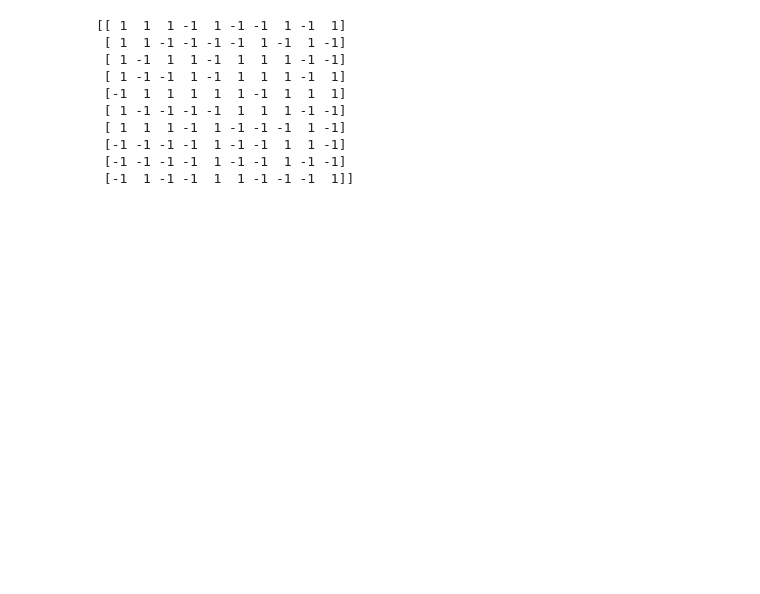
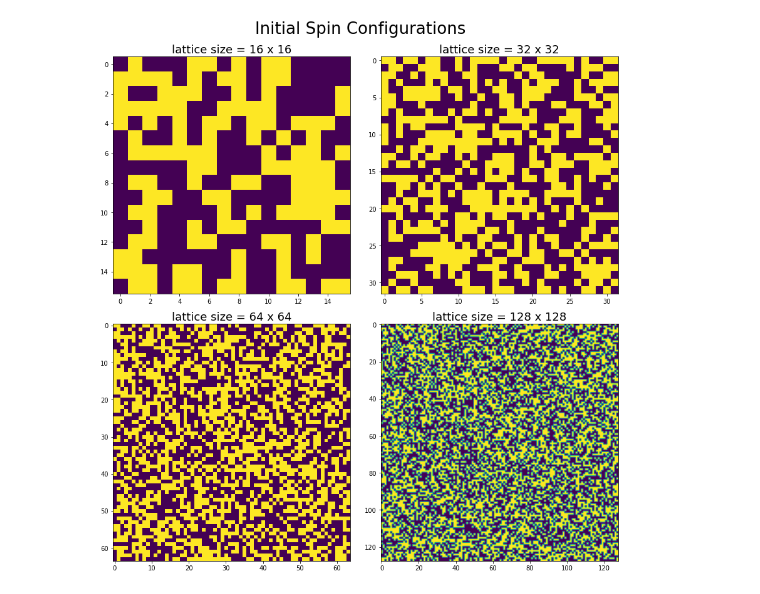
Before and after one commit to DUMUduwaka/Ising-Model, a Jupyter notebook: Ising_Model.ipynb, the cells around one changed output. Saved outputs shown, nothing was run; the diff lists cells and outputs as text; code cells hidden in the pictures; blank space fills up the shorter version.

```diff
--- a/Ising_Model.ipynb
+++ b/Ising_Model.ipynb
@@ -5,2 +8,32 @@ import matplotlib.pyplot as plt
+# %%
+lattice_size = [16,32,64,128]
+
+def lattice(N):
+ return 2*np.random.randint(2,size=(N,N))-1
+
+lattice1 = lattice(lattice_size[0])
+lattice2 = lattice(lattice_size[1])
+lattice3 = lattice(lattice_size[2])
+lattice4 = lattice(lattice_size[3])
+# %%
+fig,axes = plt.subplots(2,2,figsize=(12,12))
+
+ax=axes[0,0]
+ax.imshow(lattice1)
+ax.set_title(f'lattice size = {lattice_size[0]} x {lattice_size[0]}',fontsize=18)
+ax=axes[0,1]
+ax.imshow(lattice2)
+ax.set_title(f'lattice size = {lattice_size[1]} x {lattice_size[1]}',fontsize=18)
+ax=axes[1,0]
+ax.imshow(lattice3)
+ax.set_title(f'lattice size = {lattice_size[2]} x {lattice_size[2]}',fontsize=18)
+ax=axes[1,1]
+ax.imshow(lattice4)
+ax.set_title(f'lattice size = {lattice_size[3]} x {lattice_size[3]}',fontsize=18)
+fig.tight_layout()
+fig.suptitle(r'Initial Spin Configurations', y=1.03, size=26)
+plt.show()
+# %% [output]
+[figure, added]
 # %%
 nt = 50           # number of temperature points
@@ -14,14 +45,0 @@ n=1/(mcsteps*N*N)
-# %%
-state = 2*np.random.randint(2,size=(N,N))-1
-print(state)
-# %% [output]
-[[ 1  1  1 -1  1 -1 -1  1 -1  1]
- [ 1  1 -1 -1 -1 -1  1 -1  1 -1]
- [ 1 -1  1  1 -1  1  1  1 -1 -1]
- [ 1 -1 -1  1 -1  1  1  1 -1  1]
- [-1  1  1  1  1  1 -1  1  1  1]
- [ 1 -1 -1 -1 -1  1  1  1 -1 -1]
- [ 1  1  1 -1  1 -1 -1 -1  1 -1]
- [-1 -1 -1 -1  1 -1 -1  1  1 -1]
- [-1 -1 -1 -1  1 -1 -1  1 -1 -1]
- [-1  1 -1 -1  1  1 -1 -1 -1  1]]
```
Also changed, not shown: parts of 11 cells of this notebook.
